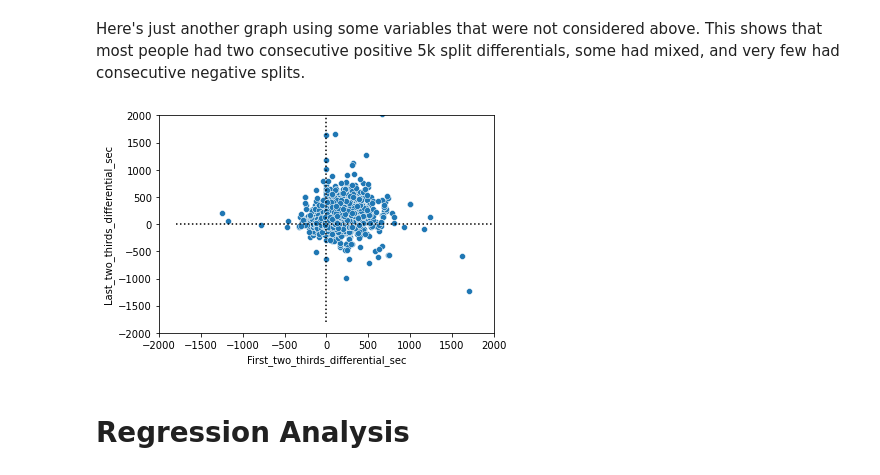
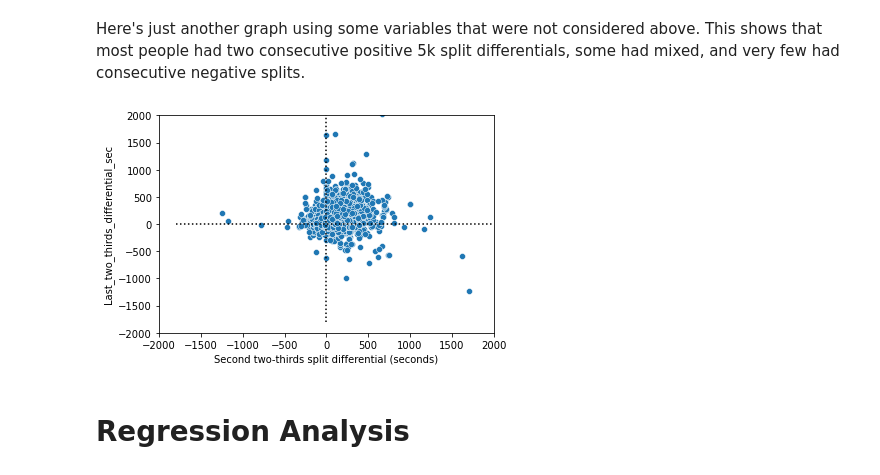
Before and after one commit to alex-bearden/race_results, a Jupyter notebook: race_results_visualization.ipynb, the cells around one changed output. Cells and saved outputs as stored; diff of their text form; code cells hidden in the pictures.

```diff
--- a/race_results_visualization.ipynb
+++ b/race_results_visualization.ipynb
@@ -53,7 +53,7 @@ but the values below look reasonable to me for this length of race and these tem
 temp_cel = (5/9) * (weather['Temp'] - 32)
 dp_cel = (5/9) * (weather['Dewpoint'] - 32)
 humidex_cel = temp_cel.copy(deep=True)
-formula = temp_cel + (5/9) * (6.11 * np.exp(5417.7530 * (1/273.16 - 1/(273.15 + dp_cel))) - 10)
+formula = temp_cel + (5/9) * (6.11 * np.exp(5417.7530 * (1/273.15 - 1/(273.15 + dp_cel))) - 10)
 humidex_cel = humidex_cel.mask(temp_cel >= 15, formula)
 humidex_fahr = round((9/5) * humidex_cel + 32, 0).astype(int)
 
@@ -768,12 +799,14 @@ sns.scatterplot(data=df, x='Time_min', y='Split_scaled', ax=ax2);
 Here's just another graph using some variables that were not considered above. This shows that most people had two consecutive positive 5k split differentials, some had mixed, and very few had consecutive negative splits.
 # %%
 g = sns.scatterplot(x='First_two_thirds_differential_sec', y='Last_two_thirds_differential_sec', data=df)
+plt.xlabel('First two-thirds split differential (seconds)')
+plt.xlabel('Second two-thirds split differential (seconds)')
 g.set_xlim(-2000,2000);
 g.set_ylim(-2000,2000);
 g.plot(np.linspace(-1800, 2000), np.zeros(50), ':k');
 g.plot(np.zeros(50), np.linspace(-1800, 2000), ':k');
 # %% [output]
-[figure, old version]
+[figure, new version]
 # %% [markdown]
 # Regression Analysis
 # %% [markdown]
```
Also changed, not shown: parts of 18 cells of this notebook.
